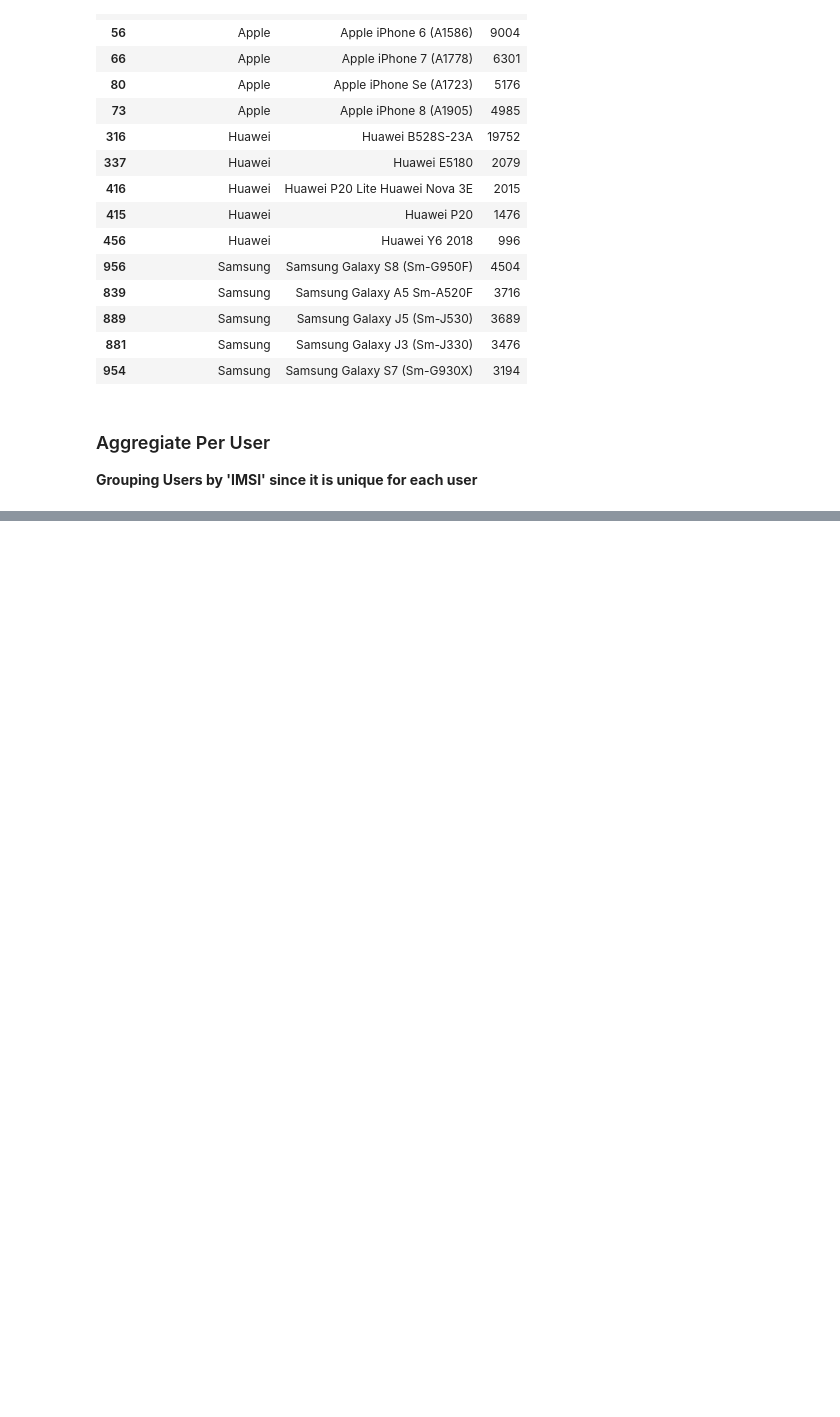
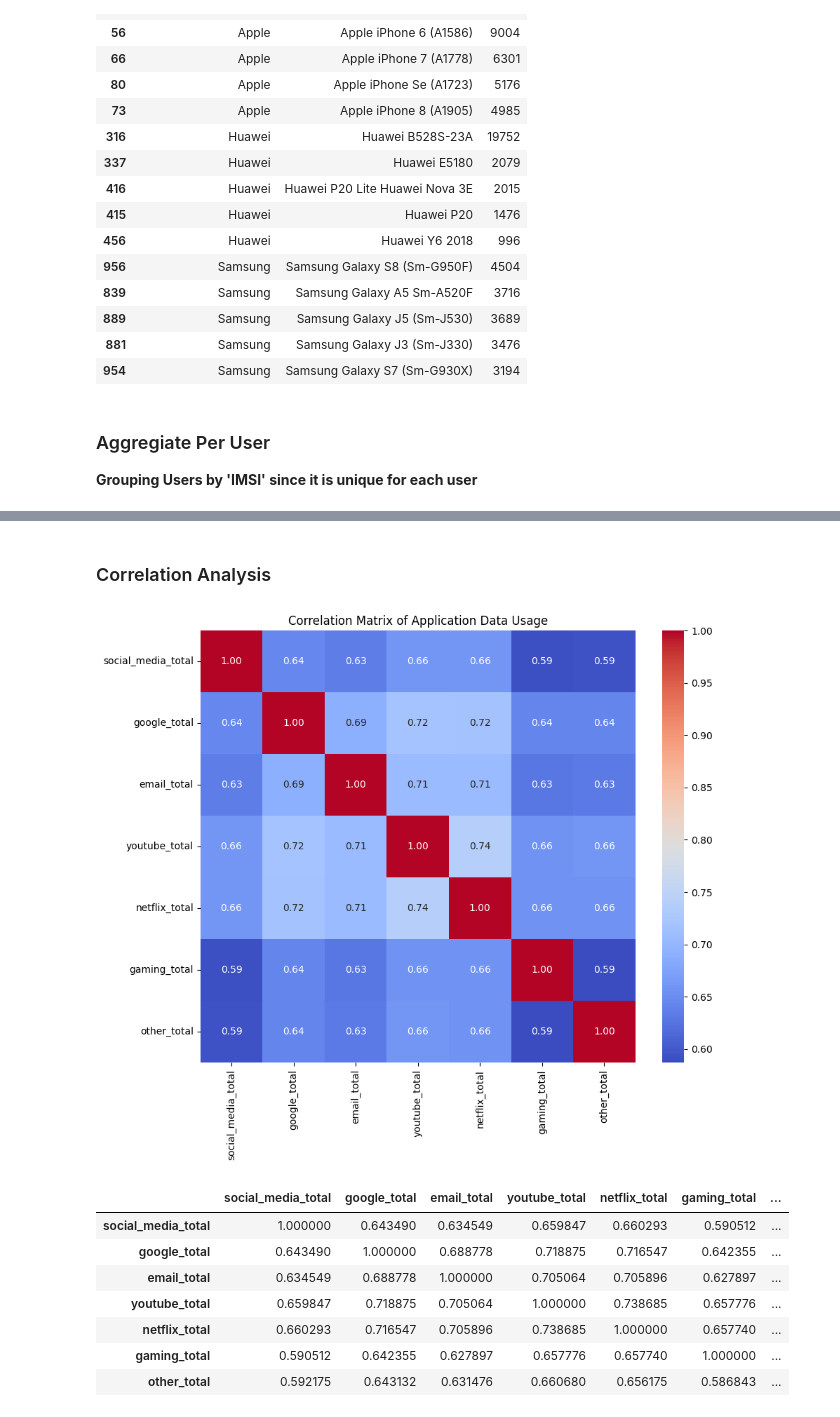
Before and after one commit to wolderufael/Telecom_Company_Users_Data_Analytics, a Jupyter notebook: notebook/user_overview_analysis.ipynb, the cells around one changed output, grey strips where cells are left out. Saved outputs shown, nothing was run; the diff lists cells and outputs as text; code cells hidden in the pictures; blank space fills up the shorter version.

```diff
--- a/notebook/user_overview_analysis.ipynb
+++ b/notebook/user_overview_analysis.ipynb
@@ -139,0 +214,14 @@ analyzer.aggregate_xdr_data(xdr_data)
+# %% [markdown]
+### Correlation Analysis
+# %%
+analyzer.correlation_matrix(aggregated_xdr_data)
+# %% [output]
+[figure, added]
+|  | social_media_total | google_total | email_total | youtube_total | netflix_total | gaming_total | ... |
+| social_media_total | 1.000000 | 0.643490 | 0.634549 | 0.659847 | 0.660293 | 0.590512 | ... |
+| google_total | 0.643490 | 1.000000 | 0.688778 | 0.718875 | 0.716547 | 0.642355 | ... |
+| email_total | 0.634549 | 0.688778 | 1.000000 | 0.705064 | 0.705896 | 0.627897 | ... |
+| youtube_total | 0.659847 | 0.718875 | 0.705064 | 1.000000 | 0.738685 | 0.657776 | ... |
+| netflix_total | 0.660293 | 0.716547 | 0.705896 | 0.738685 | 1.000000 | 0.657740 | ... |
+| gaming_total | 0.590512 | 0.642355 | 0.627897 | 0.657776 | 0.657740 | 1.000000 | ... |
+| other_total | 0.592175 | 0.643132 | 0.631476 | 0.660680 | 0.656175 | 0.586843 | ... |
```
Also changed, not shown: parts of 13 cells of this notebook, 2 other files.
